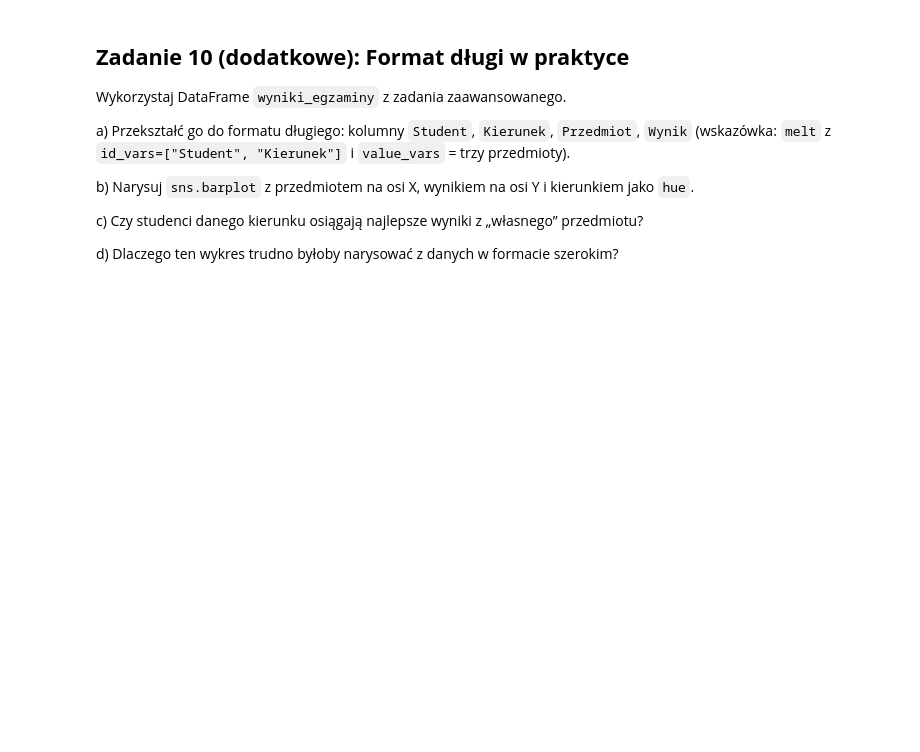
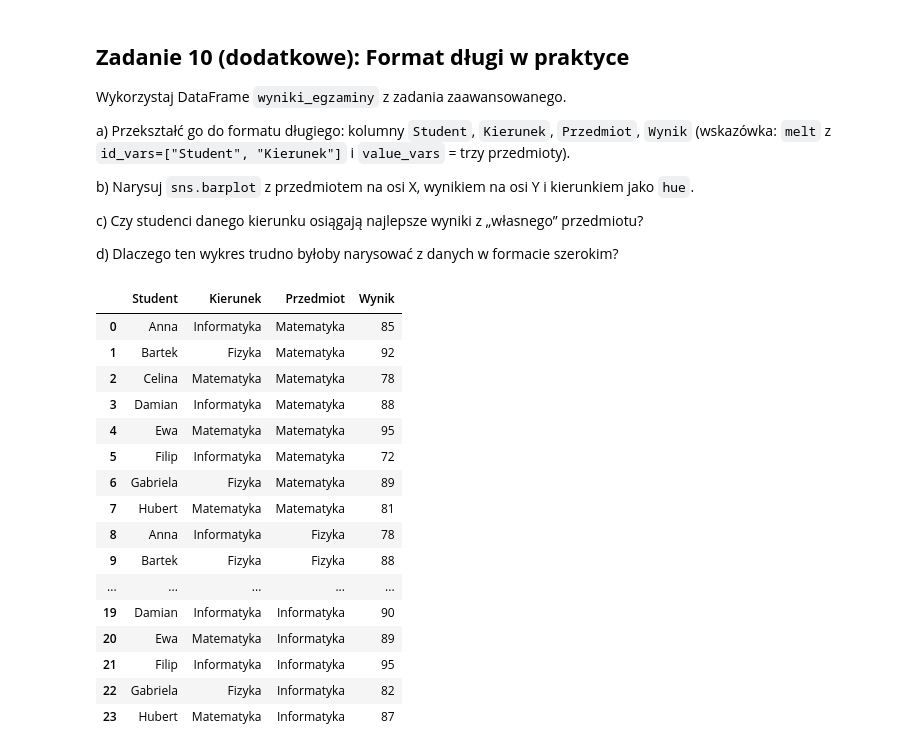
Before and after one commit to chudini-creator/Eksploracja-danych, a Jupyter notebook: Lab2_pandas_wizualizacja (1).ipynb, the cells around one changed output. Saved outputs shown, nothing was run; the diff lists cells and outputs as text; code cells hidden in the pictures; blank space fills up the shorter version.

```diff
--- a/Lab2_pandas_wizualizacja (1).ipynb
+++ b/Lab2_pandas_wizualizacja (1).ipynb
@@ -1243,3 +1243,34 @@ c) Czy studenci danego kierunku osiągają najlepsze wyniki z „własnego” pr
 d) Dlaczego ten wykres trudno byłoby narysować z danych w formacie szerokim?
 # %%
 # Twoje rozwiązanie
+
+#a) Konwersja do formatu długiego
+
+przedmioty = ["Matematyka", "Fizyka", "Informatyka"]
+
+wyniki_dlugie = wyniki_egzaminy.melt(
+    id_vars=["Student", "Kierunek"],
+    value_vars=przedmioty,
+    var_name="Przedmiot",
+    value_name="Wynik"
+)
+
+wyniki_dlugie
+# %% [output]
+|  | Student | Kierunek | Przedmiot | Wynik |
+| 0 | Anna | Informatyka | Matematyka | 85 |
+| 1 | Bartek | Fizyka | Matematyka | 92 |
+| 2 | Celina | Matematyka | Matematyka | 78 |
+| 3 | Damian | Informatyka | Matematyka | 88 |
+| 4 | Ewa | Matematyka | Matematyka | 95 |
+| 5 | Filip | Informatyka | Matematyka | 72 |
+| 6 | Gabriela | Fizyka | Matematyka | 89 |
+| 7 | Hubert | Matematyka | Matematyka | 81 |
+| 8 | Anna | Informatyka | Fizyka | 78 |
+| 9 | Bartek | Fizyka | Fizyka | 88 |
+| ... | ... | ... | ... | ... |
+| 19 | Damian | Informatyka | Informatyka | 90 |
+| 20 | Ewa | Matematyka | Informatyka | 89 |
+| 21 | Filip | Informatyka | Informatyka | 95 |
+| 22 | Gabriela | Fizyka | Informatyka | 82 |
+| 23 | Hubert | Matematyka | Informatyka | 87 |
```
Also changed, not shown: parts of 8 cells of this notebook.
